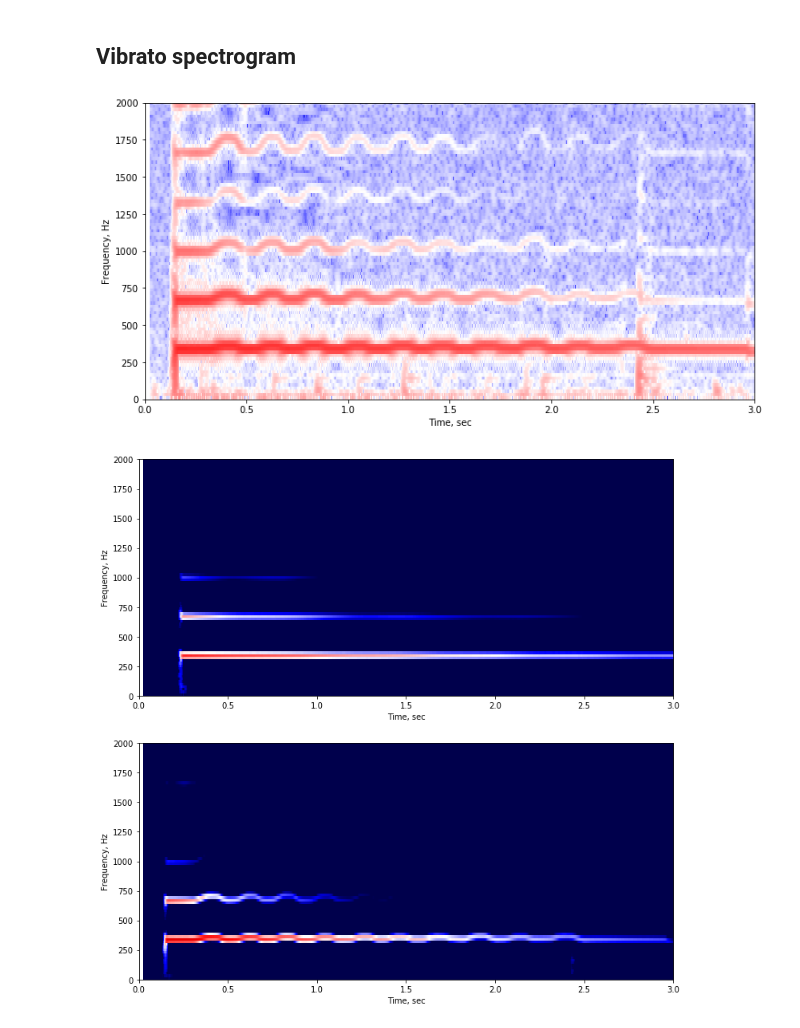
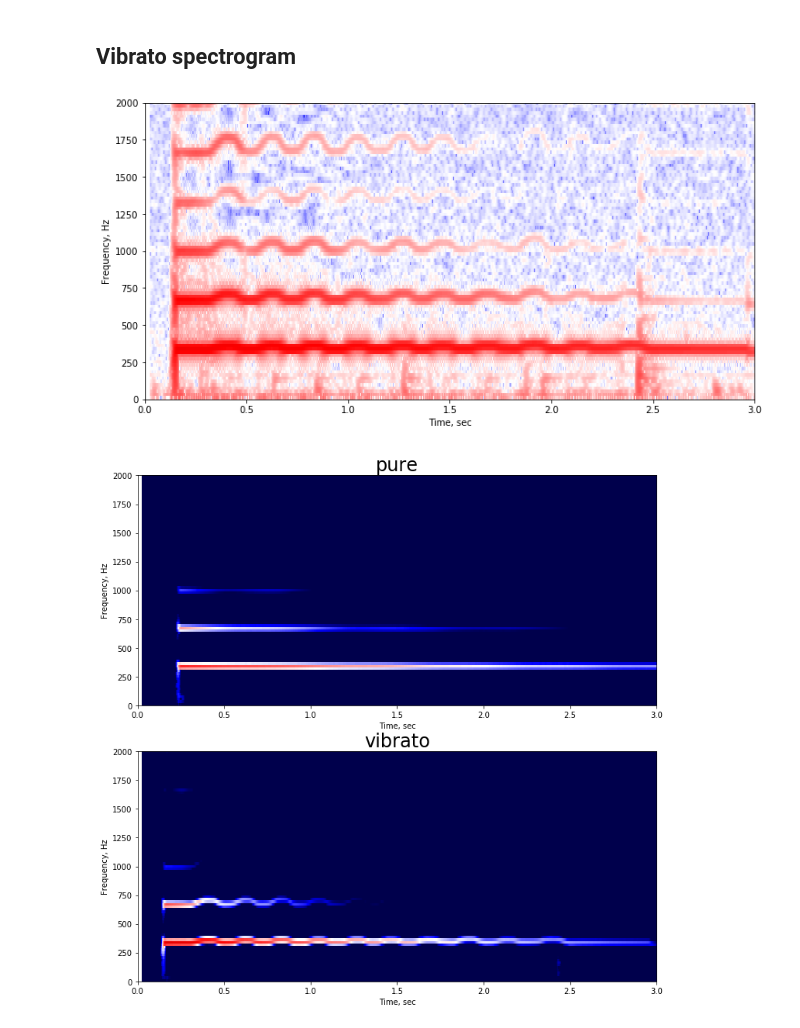
Before and after one commit to spirit11/wave_modulations, a Jupyter notebook: wavefile.ipynb, the cells around one changed output. Drawn from its saved outputs; the diff is of its cells as text; code cells hidden in the pictures.

```diff
--- a/wavefile.ipynb
+++ b/wavefile.ipynb
@@ -80,16 +84,18 @@ plt.show()
 ## Vibrato spectrogram
 # %%
 plt.figure(figsize=(12,6))
-plotspecgram(vibrato,None,35,plt.gca())
+plotspecgram(vibrato,None,30,plt.gca())
 plt.show()
 # %% [output]
-[figure, old version]
+[figure, new version]
 # %%
 @ipywidgets.interact(vmin=(0,10,.1), vmax=(0,100,.1))
 def plot(vmin=8.9,vmax=17.7):
     f,ax=plt.subplots(2,1,figsize=(12,12))
     plotspecgram(pure, vmin, vmax, ax[0])
     plotspecgram(vibrato, vmin, vmax, ax[1])
+    ax[0].set_title('pure', fontsize=24)
+    ax[1].set_title('vibrato', fontsize=24)
     plt.show()
 # %% [output]
-[figure, old version]
+[figure, new version]
```
Also changed, not shown: parts of 3 cells of this notebook.
